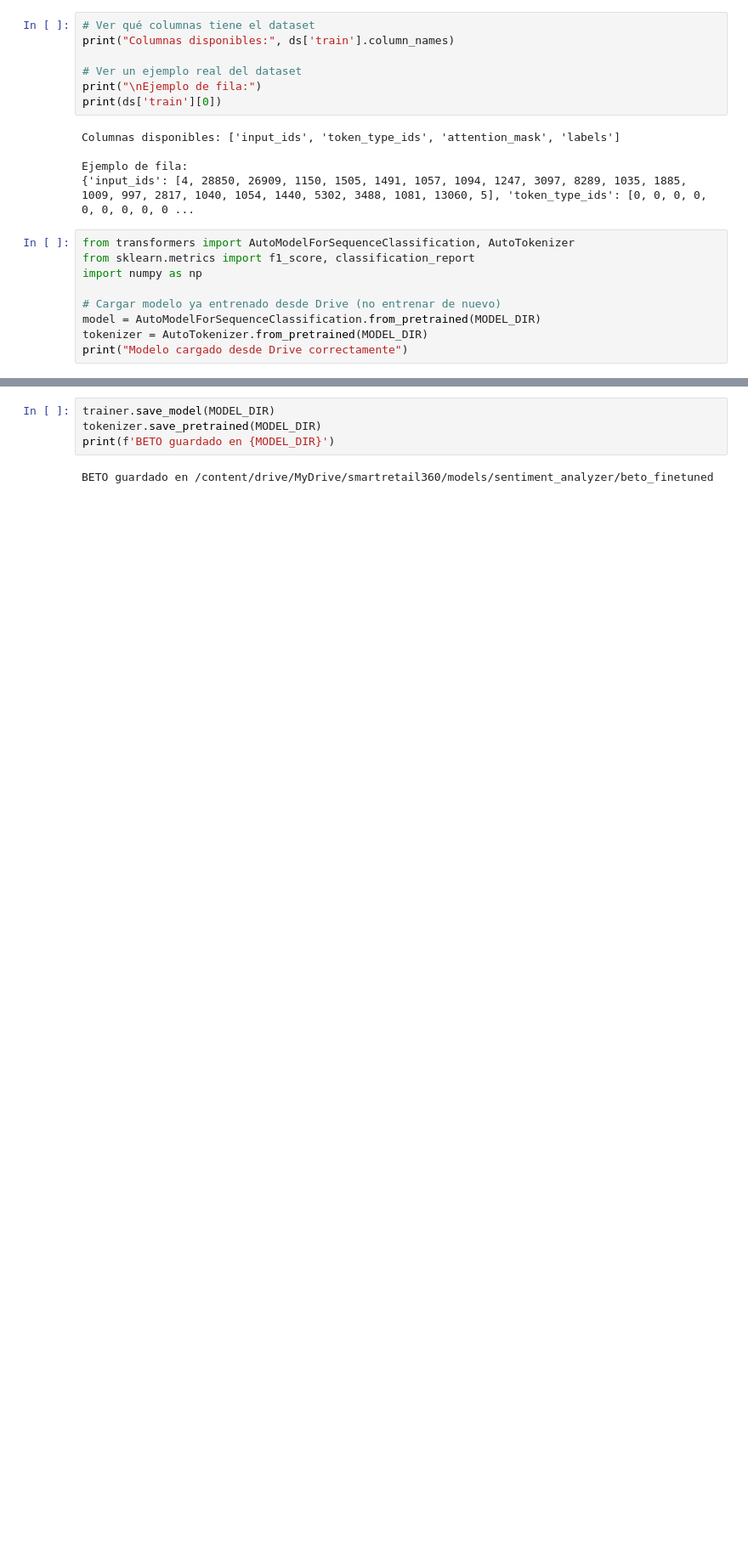
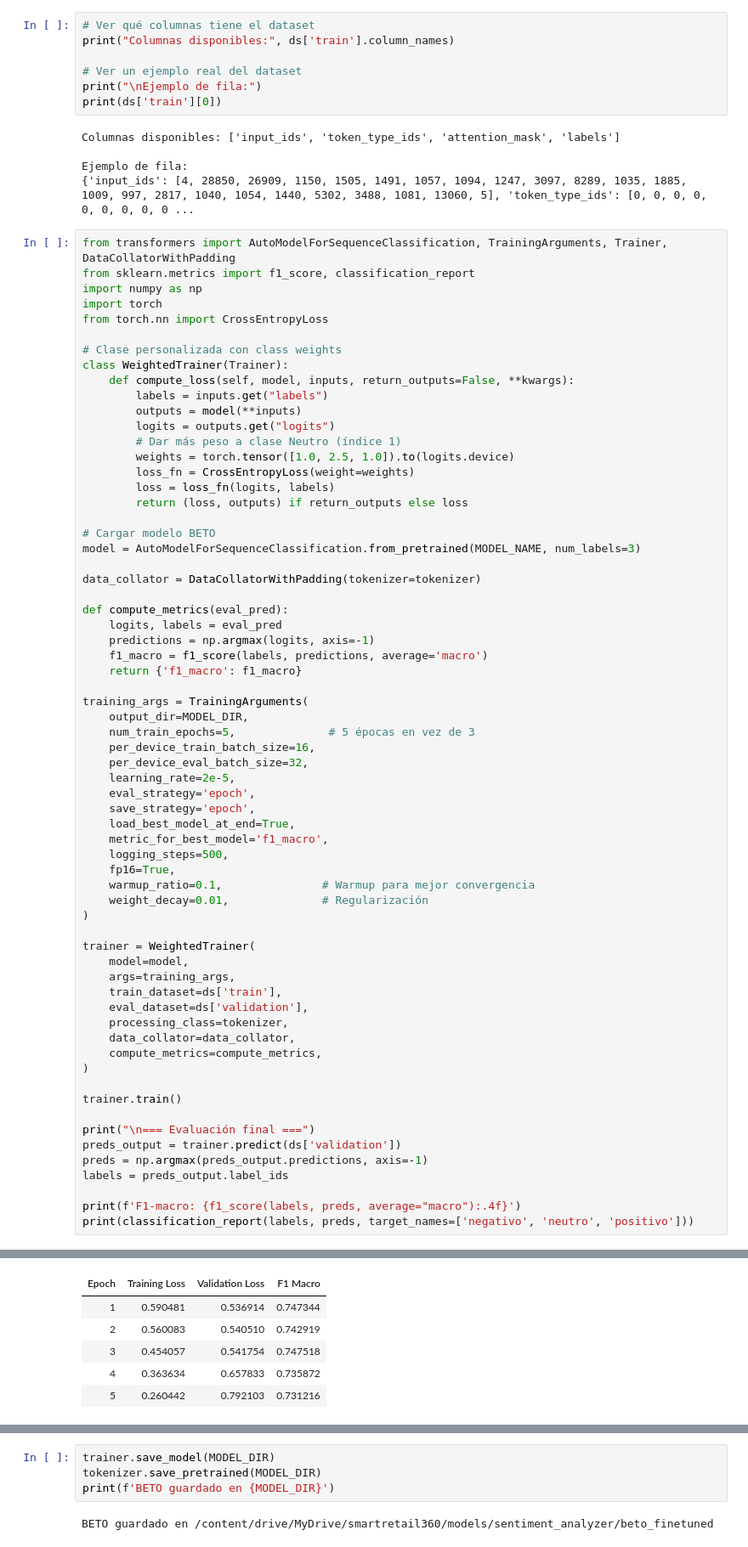
Before and after one commit to Jorge-is/smart-retail-360, a Jupyter notebook: notebooks/03_sentiment_beto_finetuning.ipynb, the cells around one changed output, grey strips where cells are left out. Shown at 85% size. Saved outputs shown, nothing was run; the diff lists cells and outputs as text; blank space fills up the shorter version.

```diff
--- a/notebooks/03_sentiment_beto_finetuning.ipynb
+++ b/notebooks/03_sentiment_beto_finetuning.ipynb
@@ -250,12 +85,68 @@ Columnas disponibles: ['input_ids', 'token_type_ids', 'attention_mask', 'labels'
 Ejemplo de fila:
 {'input_ids': [4, 28850, 26909, 1150, 1505, 1491, 1057, 1094, 1247, 3097, 8289, 1035, 1885, 1009, 997, 2817, 1040, 1054, 1440, 5302, 3488, 1081, 13060, 5], 'token_type_ids': [0, 0, 0, 0, 0, 0, 0, 0, 0 ...
 # %%
-from transformers import AutoModelForSequenceClassification, AutoTokenizer
+from transformers import AutoModelForSequenceClassification, TrainingArguments, Trainer, DataCollatorWithPadding
 from sklearn.metrics import f1_score, classification_report
 import numpy as np
+import torch
+from torch.nn import CrossEntropyLoss
 
-# Cargar modelo ya entrenado desde Drive (no entrenar de nuevo)
-model = AutoModelForSequenceClassification.from_pretrained(MODEL_DIR)
-tokenizer = AutoTokenizer.from_pretrained(MODEL_DIR)
-print("Modelo cargado desde Drive correctamente")
+# Clase personalizada con class weights
+class WeightedTrainer(Trainer):
+    def compute_loss(self, model, inputs, return_outputs=False, **kwargs):
+        labels = inputs.get("labels")
+        outputs = model(**inputs)
+        logits = outputs.get("logits")
+        # Dar más peso a clase Neutro (índice 1)
+        weights = torch.tensor([1.0, 2.5, 1.0]).to(logits.device)
+        loss_fn = CrossEntropyLoss(weight=weights)
+        loss = loss_fn(logits, labels)
+        return (loss, outputs) if return_outputs else loss
+
+# Cargar modelo BETO
+model = AutoModelForSequenceClassification.from_pretrained(MODEL_NAME, num_labels=3)
+
+data_collator = DataCollatorWithPadding(tokenizer=tokenizer)
+
+def compute_metrics(eval_pred):
+    logits, labels = eval_pred
+    predictions = np.argmax(logits, axis=-1)
+    f1_macro = f1_score(labels, predictions, average='macro')
+    return {'f1_macro': f1_macro}
+
+training_args = TrainingArguments(
+    output_dir=MODEL_DIR,
+    num_train_epochs=5,              # 5 épocas en vez de 3
+    per_device_train_batch_size=16,
+    per_device_eval_batch_size=32,
+    learning_rate=2e-5,
+    eval_strategy='epoch',
+    save_strategy='epoch',
+    load_best_model_at_end=True,
+    metric_for_best_model='f1_macro',
+    logging_steps=500,
+    fp16=True,
+    warmup_ratio=0.1,               # Warmup para mejor convergencia
+    weight_decay=0.01,              # Regularización
+)
+
+trainer = WeightedTrainer(
+    model=model,
+    args=training_args,
+    train_dataset=ds['train'],
+    eval_dataset=ds['validation'],
+    processing_class=tokenizer,
+    data_collator=data_collator,
+    compute_metrics=compute_metrics,
+)
+
+trainer.train()
+
+print("\n=== Evaluación final ===")
+preds_output = trainer.predict(ds['validation'])
+preds = np.argmax(preds_output.predictions, axis=-1)
+labels = preds_output.label_ids
+
+print(f'F1-macro: {f1_score(labels, preds, average="macro"):.4f}')
+print(classification_report(labels, preds, target_names=['negativo', 'neutro', 'positivo']))
 # %% [output]
@@ -262,0 +176,6 @@ Modelo cargado desde Drive correctamente
+| Epoch | Training Loss | Validation Loss | F1 Macro |
+| 1 | 0.590481 | 0.536914 | 0.747344 |
+| 2 | 0.560083 | 0.540510 | 0.742919 |
+| 3 | 0.454057 | 0.541754 | 0.747518 |
+| 4 | 0.363634 | 0.657833 | 0.735872 |
+| 5 | 0.260442 | 0.792103 | 0.731216 |
```
Also changed, not shown: parts of 11 cells of this notebook.
